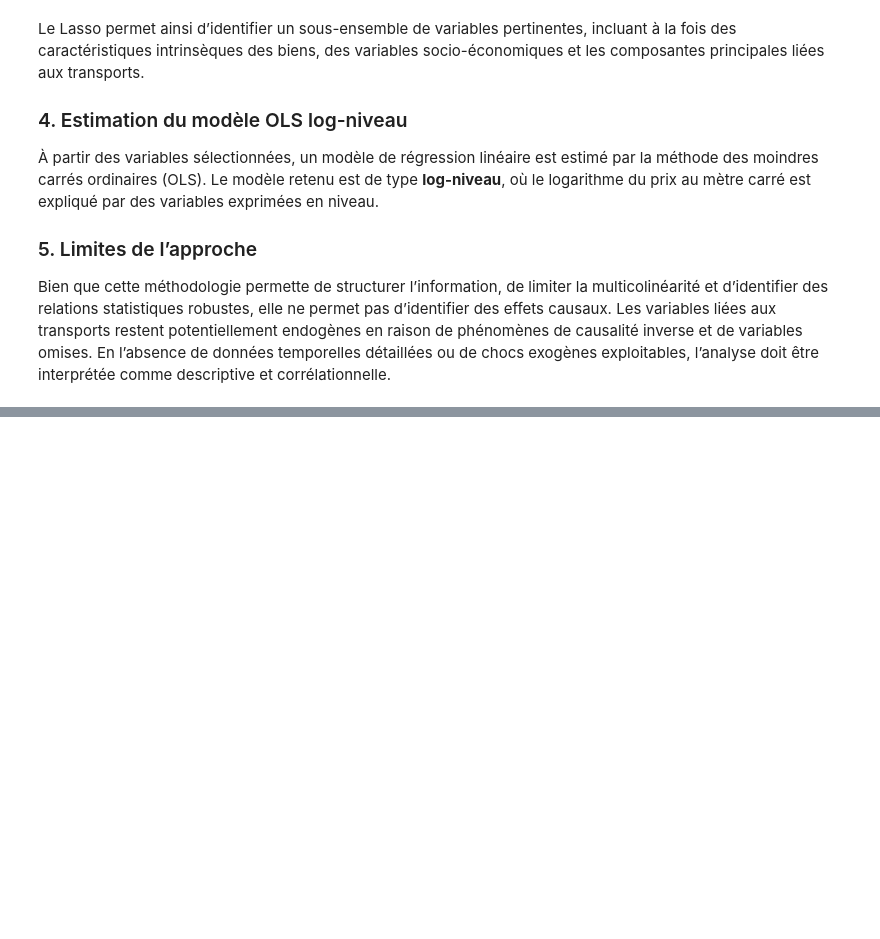
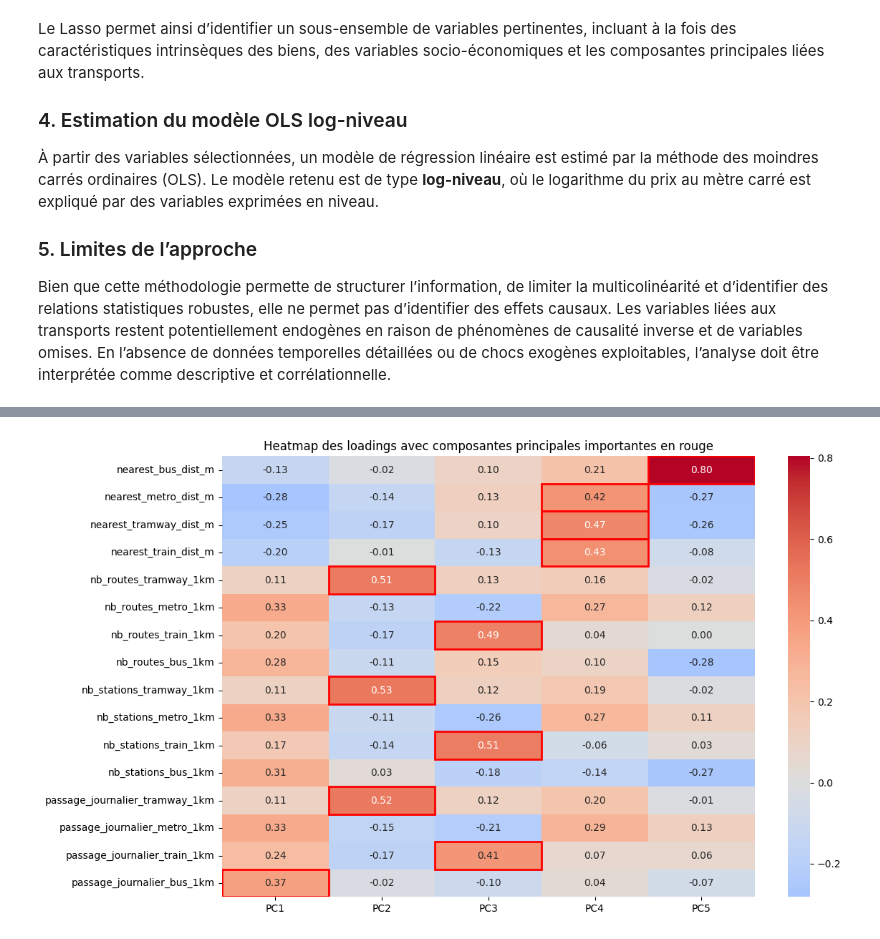
Before and after one commit to gaybrice/projet-python-ds, a Jupyter notebook: notebooks/main.ipynb, the cells around one changed output, grey strips where cells are left out. Cells and saved outputs as stored; diff of their text form; code cells hidden in the pictures; blank space fills up the shorter version.

```diff
--- a/notebooks/main.ipynb
+++ b/notebooks/main.ipynb
@@ -1092,0 +1141,44 @@ save_gdf = gdf.copy()
+# %%
+
+from sklearn.preprocessing import StandardScaler
+from sklearn.decomposition import PCA
+
+# --- Sélection des variables de transport ---
+transport_vars = [
+    'nearest_bus_dist_m', 'nearest_metro_dist_m', 'nearest_tramway_dist_m', 'nearest_train_dist_m',
+    'nb_routes_tramway_1km', 'nb_routes_metro_1km', 'nb_routes_train_1km', 'nb_routes_bus_1km',
+    'nb_stations_tramway_1km', 'nb_stations_metro_1km', 'nb_stations_train_1km', 'nb_stations_bus_1km',
+    'passage_journalier_tramway_1km', 'passage_journalier_metro_1km',
+    'passage_journalier_train_1km', 'passage_journalier_bus_1km'
+]
+
+X = gdf[transport_vars]
+
+# --- Standardisation ---
+scaler = StandardScaler()
+X_scaled = scaler.fit_transform(X)
+
+# --- ACP ---
+pca = PCA(n_components=5)
+X_pca = pca.fit_transform(X_scaled)
+
+# --- DataFrame des loadings ---
+loadings = pd.DataFrame(pca.components_.T,
+                        columns=[f'PC{i+1}' for i in range(5)],
+                        index=transport_vars)
+
+# --- Heatmap des loadings ---
+plt.figure(figsize=(12,8))
+sns.heatmap(loadings, annot=True, cmap='coolwarm', center=0, fmt=".2f")
+
+# Ajouter un rectangle rouge autour des valeurs "importantes"
+threshold = 0.35
+for i, col in enumerate(loadings.columns):
+    for j, val in enumerate(loadings[col]):
+        if abs(val) > threshold:
+            plt.gca().add_patch(plt.Rectangle((i, j), 1, 1, fill=False, edgecolor='red', lw=2))
+
+plt.title("Heatmap des loadings avec composantes principales importantes en rouge")
+plt.show()
+# %% [output]
+[figure, added]
```
Also changed, not shown: parts of 11 cells of this notebook.
